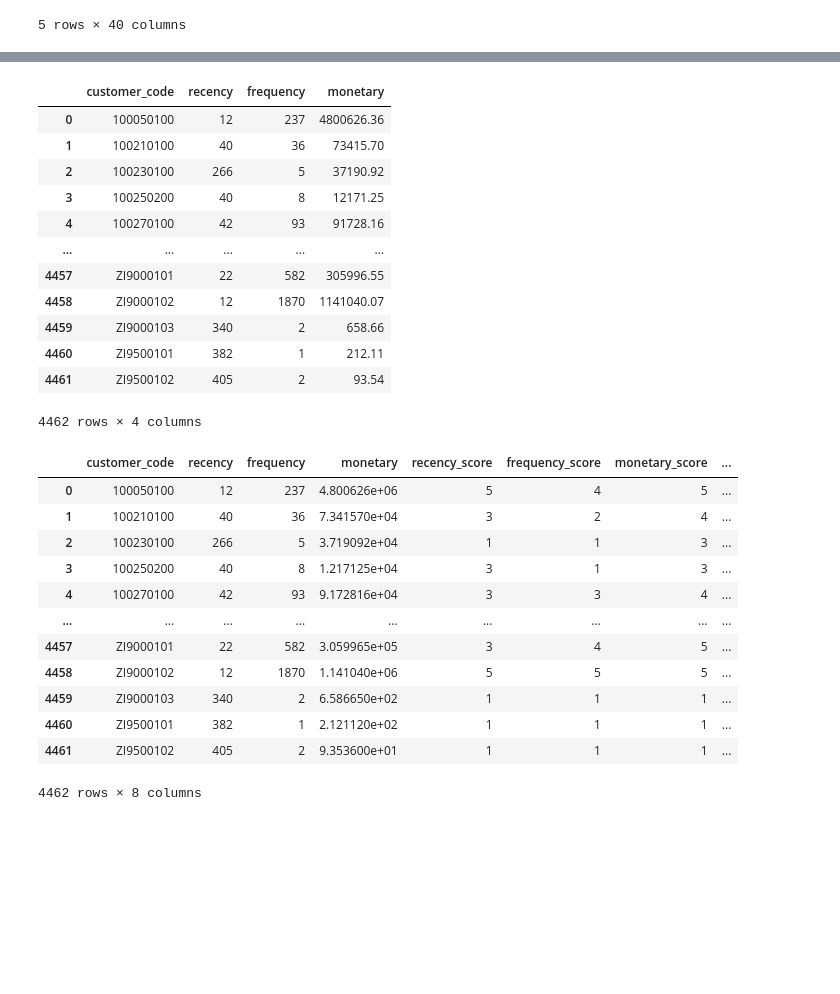
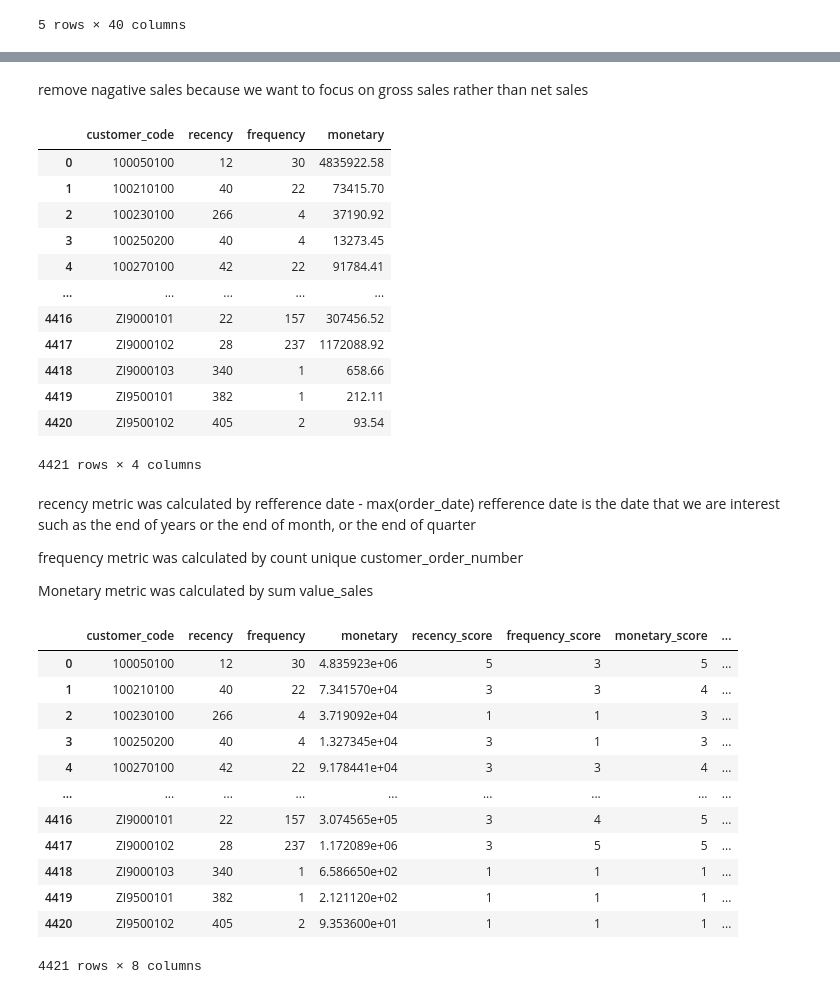
Before and after one commit to C4PT41N4545/BUSA8000-LuminaTech_Analytics_Project, a Jupyter notebook: notebooks/customer_churn_analysis.ipynb, the cells around one changed output, grey strips where cells are left out. Saved outputs shown, nothing was run; the diff lists cells and outputs as text; code cells hidden in the pictures; blank space fills up the shorter version.

```diff
--- a/notebooks/customer_churn_analysis.ipynb
+++ b/notebooks/customer_churn_analysis.ipynb
@@ -88,34 +42,45 @@ Name: count, Length: 642288, dtype: int64
+# %%
+data = data[data['value_sales'] > 0] #remove negative sales
+# %% [markdown]
+remove nagative sales because we want to focus on gross sales rather than net sales
 # %%
 # Reference date for calculating recency
 reference_date = pd.to_datetime('2013-12-31')
 
 # Group by customer_code to calculate RFM metrics
 rfm = data.groupby('customer_code').agg({
     'order_date': lambda x: (reference_date - x.max()).days,  # Recency
-    'customer_code': 'count',  # Frequency
+    'customer_order_number': 'nunique',  # Frequency
     'value_sales': 'sum'  # Monetary
 })
 
 # Rename columns for clarity
 rfm.columns = ['recency', 'frequency', 'monetary']
 
 # Display the RFM table
 rfm = rfm.reset_index()
 rfm.round(2)
 # %% [output]
 |  | customer_code | recency | frequency | monetary |
-| 0 | 100050100 | 12 | 237 | 4800626.36 |
-| 1 | 100210100 | 40 | 36 | 73415.70 |
-| 2 | 100230100 | 266 | 5 | 37190.92 |
-| 3 | 100250200 | 40 | 8 | 12171.25 |
-| 4 | 100270100 | 42 | 93 | 91728.16 |
+| 0 | 100050100 | 12 | 30 | 4835922.58 |
+| 1 | 100210100 | 40 | 22 | 73415.70 |
+| 2 | 100230100 | 266 | 4 | 37190.92 |
+| 3 | 100250200 | 40 | 4 | 13273.45 |
+| 4 | 100270100 | 42 | 22 | 91784.41 |
 | ... | ... | ... | ... | ... |
-| 4457 | ZI9000101 | 22 | 582 | 305996.55 |
-| 4458 | ZI9000102 | 12 | 1870 | 1141040.07 |
-| 4459 | ZI9000103 | 340 | 2 | 658.66 |
-| 4460 | ZI9500101 | 382 | 1 | 212.11 |
-| 4461 | ZI9500102 | 405 | 2 | 93.54 |
+| 4416 | ZI9000101 | 22 | 157 | 307456.52 |
+| 4417 | ZI9000102 | 28 | 237 | 1172088.92 |
+| 4418 | ZI9000103 | 340 | 1 | 658.66 |
+| 4419 | ZI9500101 | 382 | 1 | 212.11 |
+| 4420 | ZI9500102 | 405 | 2 | 93.54 |
-4462 rows × 4 columns
+4421 rows × 4 columns
+# %% [markdown]
+recency metric was calculated by refference date - max(order_date)
+refference date is the date that we are interest such as the end of years or the end of month, or the end of quarter
+
+frequency metric was calculated by count unique customer_order_number
+
+Monetary metric was calculated by sum value_sales
 # %%
 # Assign scores using quantiles
 rfm['recency_score'] = pd.qcut(rfm['recency'], 5, labels=[5, 4, 3, 2, 1])
@@ -129,18 +94,18 @@ rfm['RFM_score'] = rfm['recency_score'].astype(str) + rfm['frequency_score'].ast
 rfm[['customer_code', 'recency', 'frequency', 'monetary', 'recency_score', 'frequency_score', 'monetary_score', 'RFM_score']]
 # %% [output]
 |  | customer_code | recency | frequency | monetary | recency_score | frequency_score | monetary_score | ... |
-| 0 | 100050100 | 12 | 237 | 4.800626e+06 | 5 | 4 | 5 | ... |
-| 1 | 100210100 | 40 | 36 | 7.341570e+04 | 3 | 2 | 4 | ... |
-| 2 | 100230100 | 266 | 5 | 3.719092e+04 | 1 | 1 | 3 | ... |
-| 3 | 100250200 | 40 | 8 | 1.217125e+04 | 3 | 1 | 3 | ... |
-| 4 | 100270100 | 42 | 93 | 9.172816e+04 | 3 | 3 | 4 | ... |
+| 0 | 100050100 | 12 | 30 | 4.835923e+06 | 5 | 3 | 5 | ... |
+| 1 | 100210100 | 40 | 22 | 7.341570e+04 | 3 | 3 | 4 | ... |
+| 2 | 100230100 | 266 | 4 | 3.719092e+04 | 1 | 1 | 3 | ... |
+| 3 | 100250200 | 40 | 4 | 1.327345e+04 | 3 | 1 | 3 | ... |
+| 4 | 100270100 | 42 | 22 | 9.178441e+04 | 3 | 3 | 4 | ... |
 | ... | ... | ... | ... | ... | ... | ... | ... | ... |
-| 4457 | ZI9000101 | 22 | 582 | 3.059965e+05 | 3 | 4 | 5 | ... |
-| 4458 | ZI9000102 | 12 | 1870 | 1.141040e+06 | 5 | 5 | 5 | ... |
-| 4459 | ZI9000103 | 340 | 2 | 6.586650e+02 | 1 | 1 | 1 | ... |
-| 4460 | ZI9500101 | 382 | 1 | 2.121120e+02 | 1 | 1 | 1 | ... |
-| 4461 | ZI9500102 | 405 | 2 | 9.353600e+01 | 1 | 1 | 1 | ... |
+| 4416 | ZI9000101 | 22 | 157 | 3.074565e+05 | 3 | 4 | 5 | ... |
+| 4417 | ZI9000102 | 28 | 237 | 1.172089e+06 | 3 | 5 | 5 | ... |
+| 4418 | ZI9000103 | 340 | 1 | 6.586650e+02 | 1 | 1 | 1 | ... |
+| 4419 | ZI9500101 | 382 | 1 | 2.121120e+02 | 1 | 1 | 1 | ... |
+| 4420 | ZI9500102 | 405 | 2 | 9.353600e+01 | 1 | 1 | 1 | ... |
-4462 rows × 8 columns
+4421 rows × 8 columns
 # %%
 def segment_customer(rfm_score):
     if rfm_score == '555':
```
Also changed, not shown: parts of 20 cells of this notebook.
